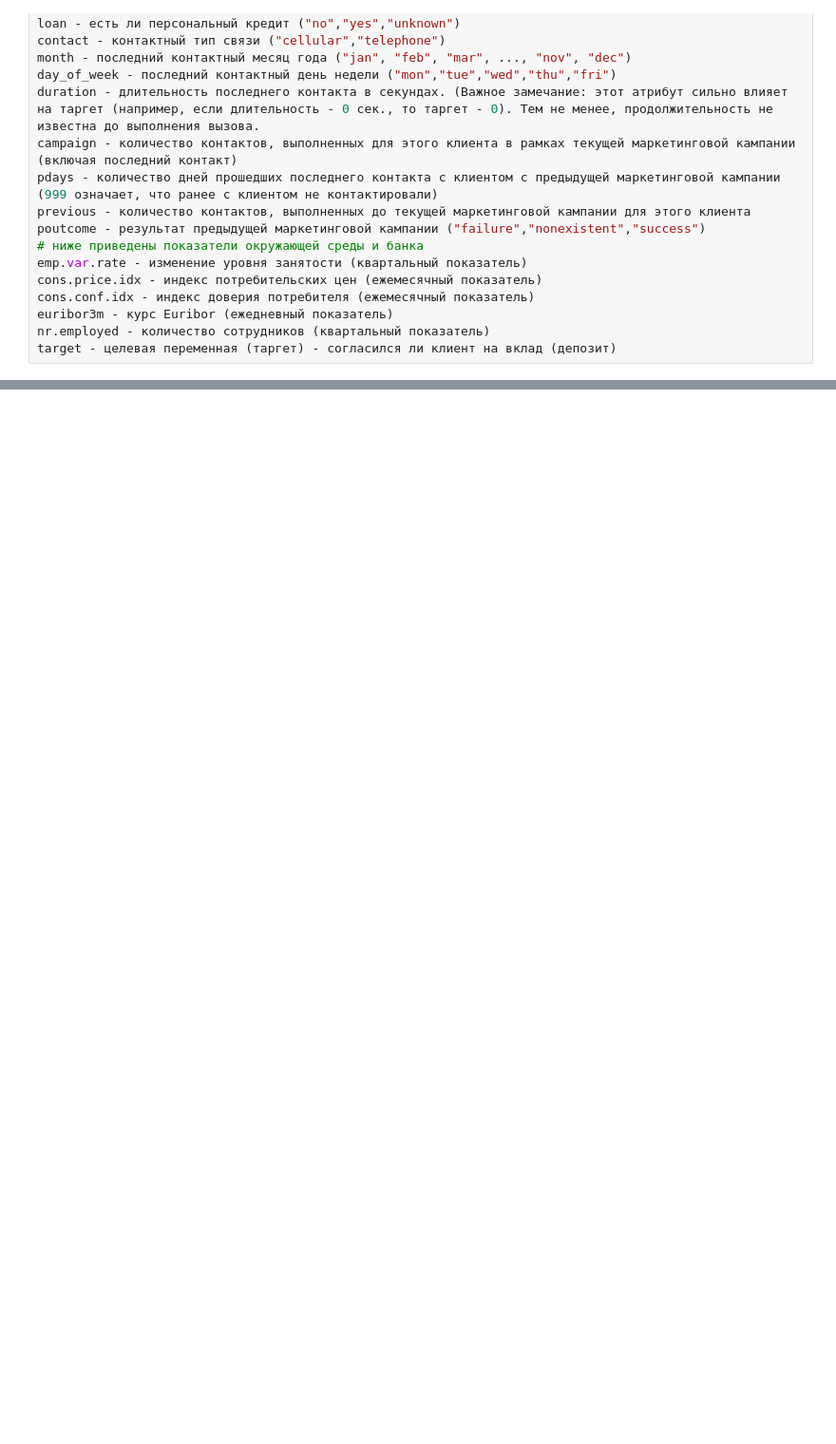
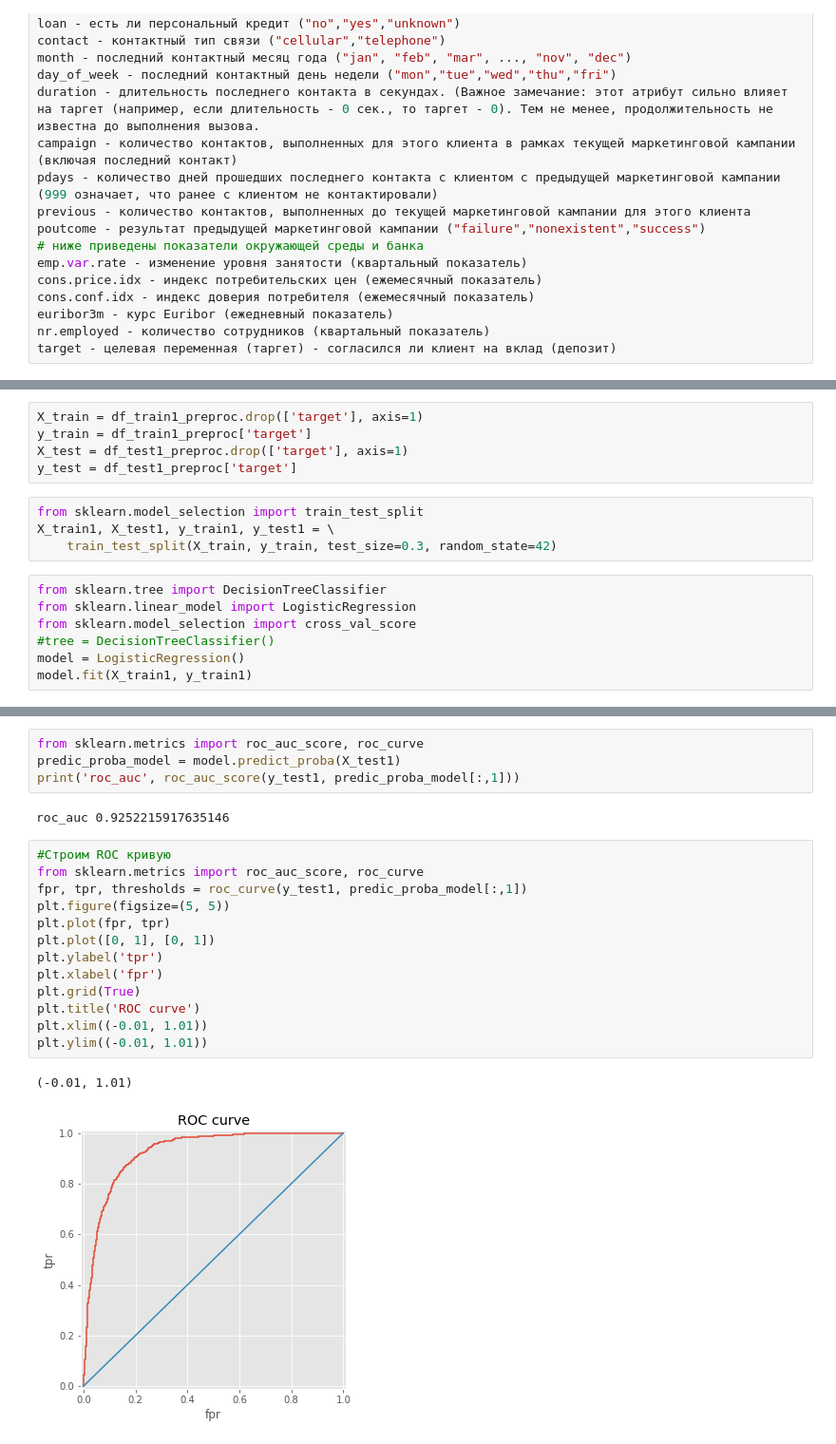
Before and after one commit to yurkirukki/sfml, a Jupyter notebook: HW3.ipynb, the cells around one changed output, grey strips where cells are left out. Shown at 95% size. Saved outputs shown, nothing was run; the diff lists cells and outputs as text; blank space fills up the shorter version.

```diff
--- a/HW3.ipynb
+++ b/HW3.ipynb
@@ -56,0 +136,16 @@ df_train.shape
+# %%
+X_train = df_train1_preproc.drop(['target'], axis=1)
+y_train = df_train1_preproc['target']
+X_test = df_test1_preproc.drop(['target'], axis=1)
+y_test = df_test1_preproc['target']
+# %%
+from sklearn.model_selection import train_test_split
+X_train1, X_test1, y_train1, y_test1 = \
+    train_test_split(X_train, y_train, test_size=0.3, random_state=42)
+# %%
+from sklearn.tree import DecisionTreeClassifier
+from sklearn.linear_model import LogisticRegression
+from sklearn.model_selection import cross_val_score
+#tree = DecisionTreeClassifier()
+model = LogisticRegression()
+model.fit(X_train1, y_train1)
@@ -56,0 +179,22 @@ df_train.shape
+# %%
+from sklearn.metrics import roc_auc_score, roc_curve
+predic_proba_model = model.predict_proba(X_test1)
+print('roc_auc', roc_auc_score(y_test1, predic_proba_model[:,1]))
+# %% [output]
+roc_auc 0.9252215917635146
+# %%
+#Строим ROC кривую
+from sklearn.metrics import roc_auc_score, roc_curve
+fpr, tpr, thresholds = roc_curve(y_test1, predic_proba_model[:,1])
+plt.figure(figsize=(5, 5))
+plt.plot(fpr, tpr)
+plt.plot([0, 1], [0, 1])
+plt.ylabel('tpr')
+plt.xlabel('fpr')
+plt.grid(True)
+plt.title('ROC curve')
+plt.xlim((-0.01, 1.01))
+plt.ylim((-0.01, 1.01))
+# %% [output]
+(-0.01, 1.01)
+[figure, added]
```
Also changed, not shown: parts of 29 cells of this notebook.
